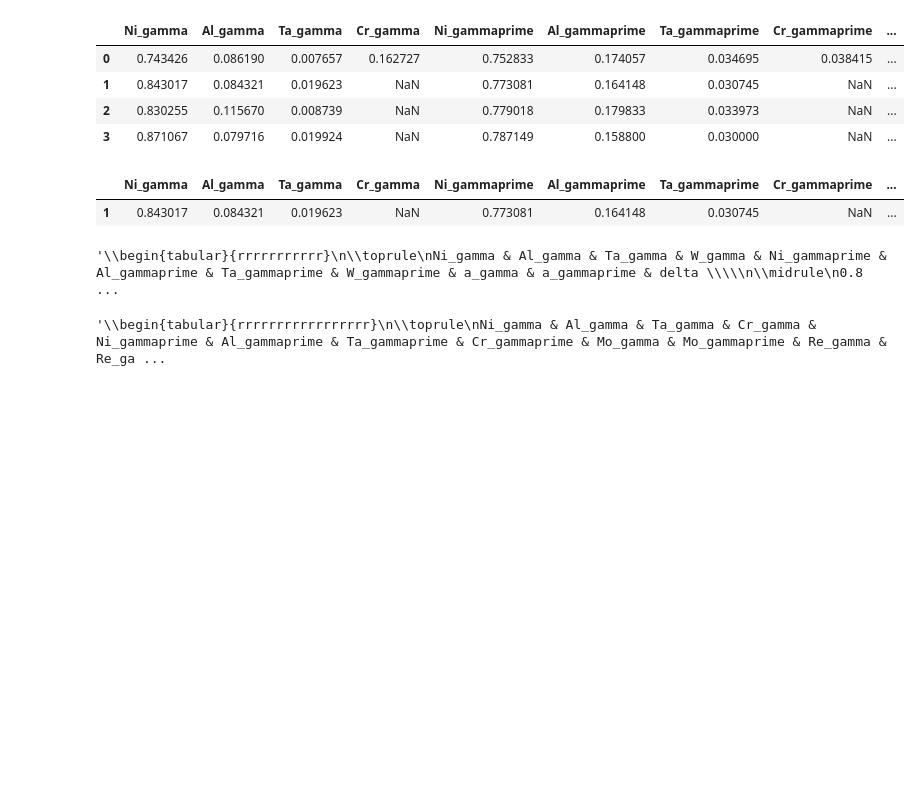
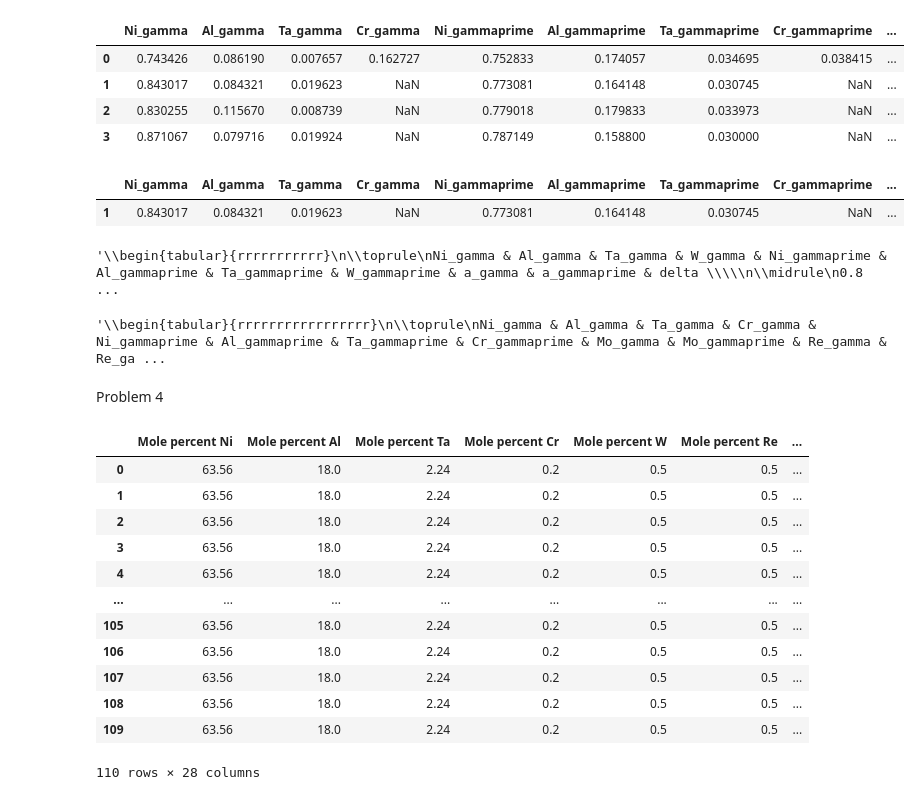
Before and after one commit to ShannonNCM/High_temp_materials, a Jupyter notebook: codes.ipynb, the cells around one changed output. Saved outputs shown, nothing was run; the diff lists cells and outputs as text; code cells hidden in the pictures; blank space fills up the shorter version.

Commit message:
update_problemset4

```diff
--- a/codes.ipynb
+++ b/codes.ipynb
@@ -512,3 +499,5 @@ save_latex(min_w)
 save_latex(min_alloy)
 # %% [output]
 '\\begin{tabular}{rrrrrrrrrrrrrrrrr}\n\\toprule\nNi_gamma & Al_gamma & Ta_gamma & Cr_gamma & Ni_gammaprime & Al_gammaprime & Ta_gammaprime & Cr_gammaprime & Mo_gamma & Mo_gammaprime & Re_gamma & Re_ga ...
+# %% [markdown]
+Problem 4
@@ -514,0 +508,17 @@ save_latex(min_alloy)
+# %%
+df5_01 = pd.read_excel('Q5_results.xls')
+df5_01
+# %% [output]
+|  | Mole percent Ni | Mole percent Al | Mole percent Ta | Mole percent Cr | Mole percent W | Mole percent Re | ... |
+| 0 | 63.56 | 18.0 | 2.24 | 0.2 | 0.5 | 0.5 | ... |
+| 1 | 63.56 | 18.0 | 2.24 | 0.2 | 0.5 | 0.5 | ... |
+| 2 | 63.56 | 18.0 | 2.24 | 0.2 | 0.5 | 0.5 | ... |
+| 3 | 63.56 | 18.0 | 2.24 | 0.2 | 0.5 | 0.5 | ... |
+| 4 | 63.56 | 18.0 | 2.24 | 0.2 | 0.5 | 0.5 | ... |
+| ... | ... | ... | ... | ... | ... | ... | ... |
+| 105 | 63.56 | 18.0 | 2.24 | 0.2 | 0.5 | 0.5 | ... |
+| 106 | 63.56 | 18.0 | 2.24 | 0.2 | 0.5 | 0.5 | ... |
+| 107 | 63.56 | 18.0 | 2.24 | 0.2 | 0.5 | 0.5 | ... |
+| 108 | 63.56 | 18.0 | 2.24 | 0.2 | 0.5 | 0.5 | ... |
+| 109 | 63.56 | 18.0 | 2.24 | 0.2 | 0.5 | 0.5 | ... |
+110 rows × 28 columns
```
Also changed, not shown: parts of 16 cells of this notebook, 9 other files.
